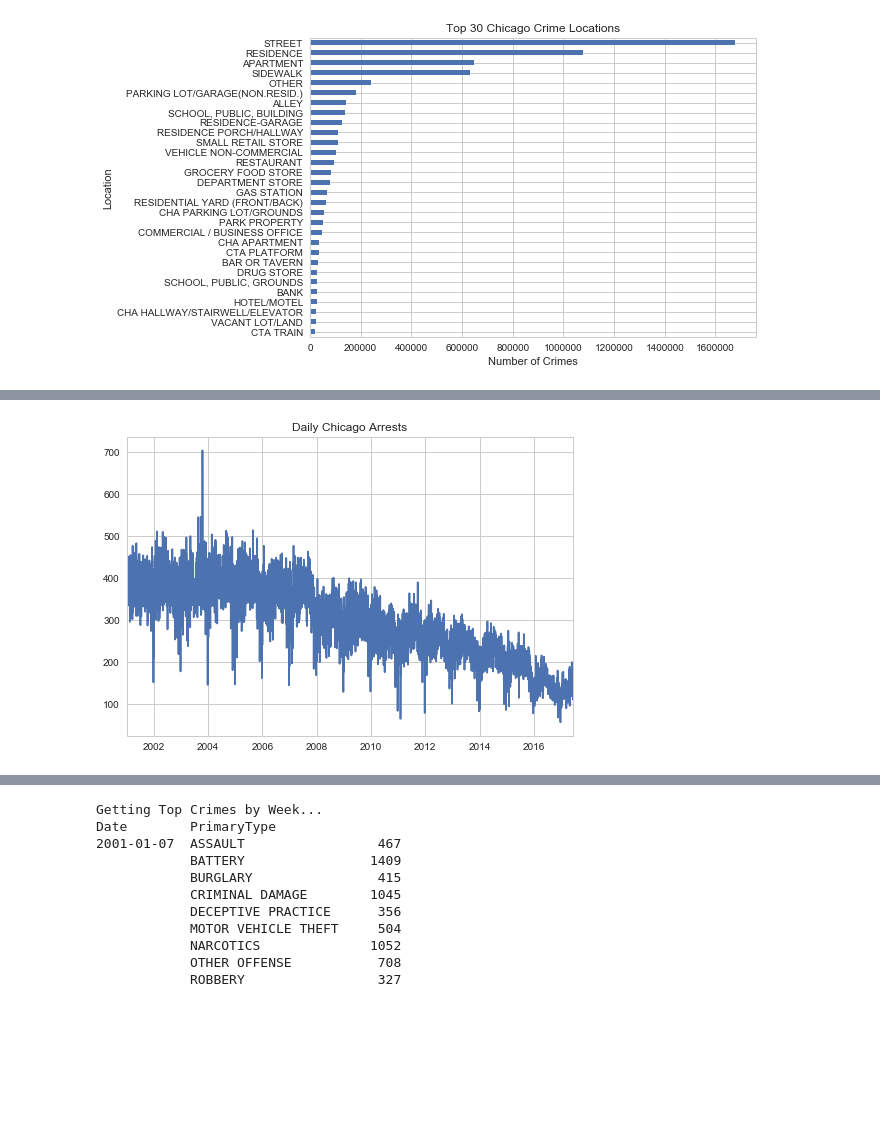
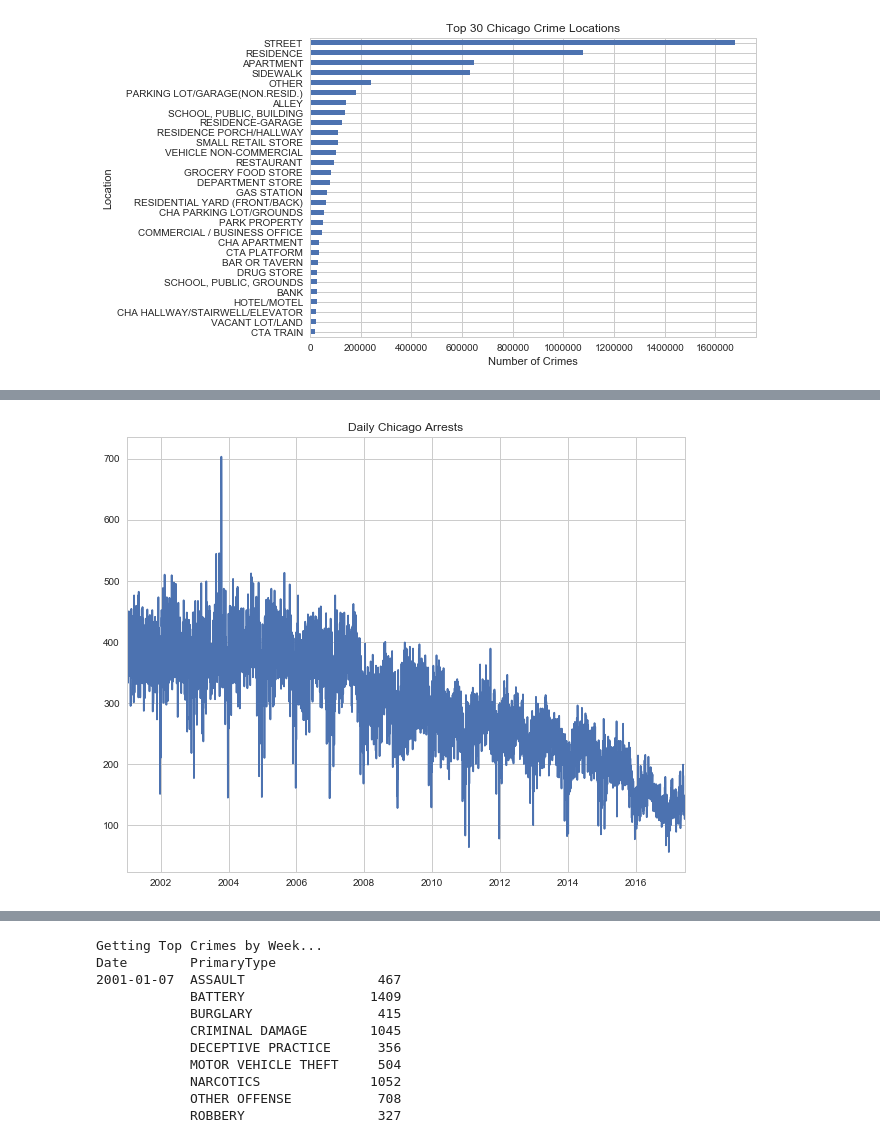
Before and after one commit to RandomFractals/ChicagoCrimes, a Jupyter notebook: notebooks/all-chicago-crime-charts.ipynb, the cells around one changed output, grey strips where cells are left out. Cells and saved outputs as stored; diff of their text form; code cells hidden in the pictures; blank space fills up the shorter version.

```diff
--- a/notebooks/all-chicago-crime-charts.ipynb
+++ b/notebooks/all-chicago-crime-charts.ipynb
@@ -202,11 +202,11 @@ Wall time: 6.14 s
 # %%
 # plot daily arrests
 daily_arrests = arrests.resample('D').sum().compute()
-daily_arrests.plot()
+daily_arrests.plot(figsize=(10,8))
 plt.title('Daily Chicago Arrests')
 plt.show()
 # %% [output]
-[figure, old version]
+[figure, new version]
 # %%
 # get daily domestic crimes
 daily_domestic = domestic.resample('D').sum().compute()
```
Also changed, not shown: parts of 18 cells of this notebook.
